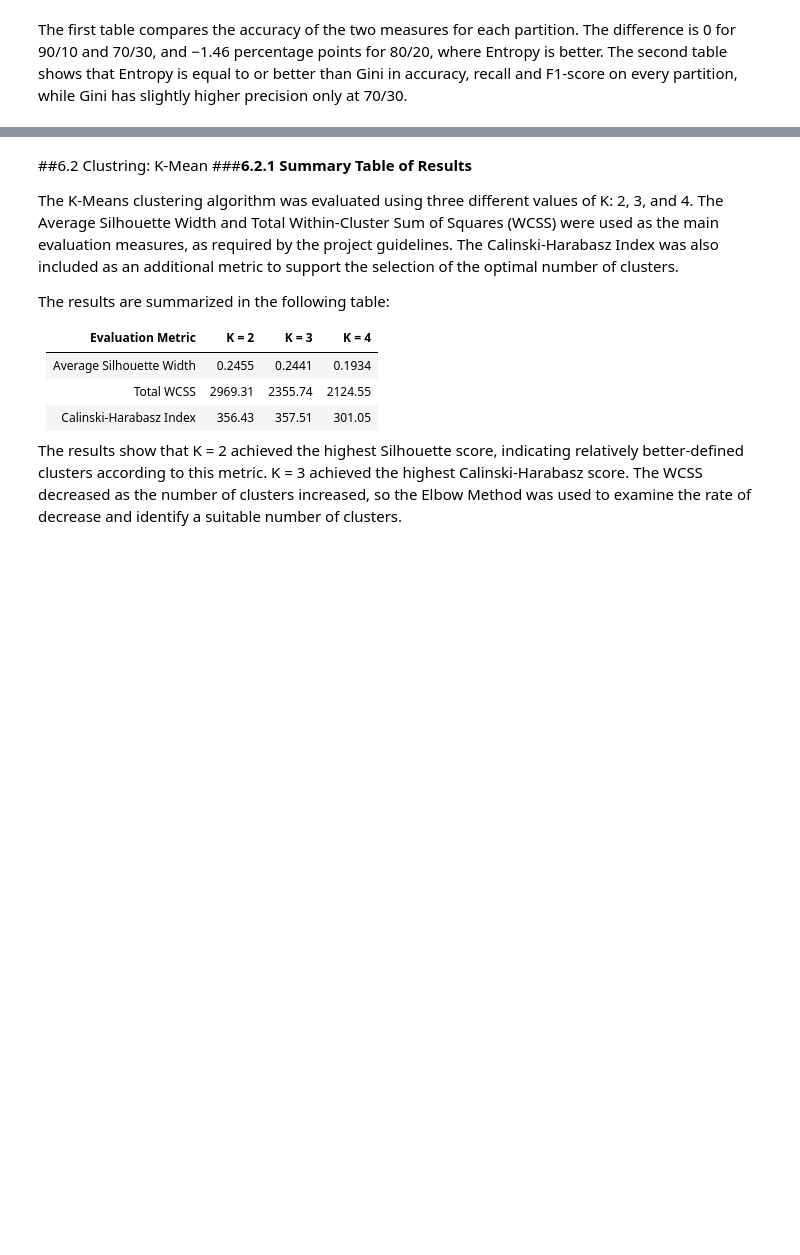
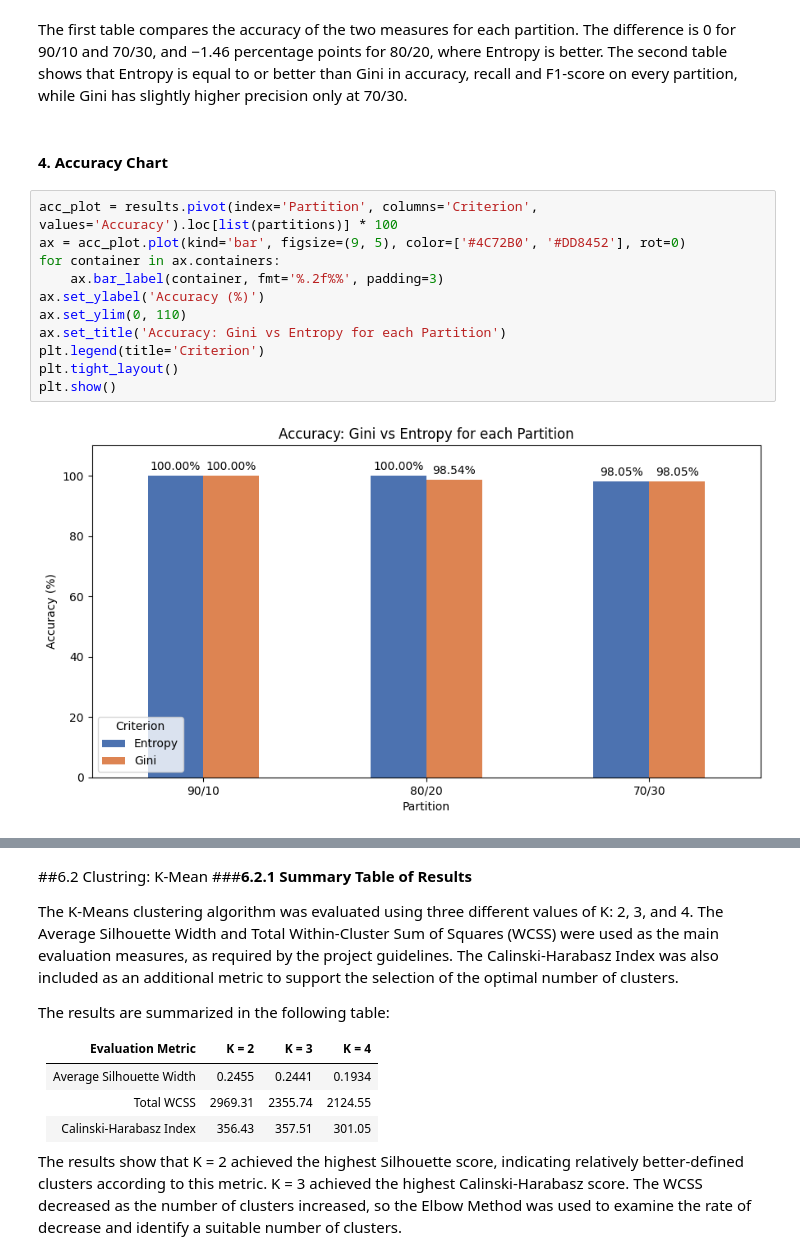
Before and after one commit to raneem-a1/IT326-Heart-Disease-project, a Jupyter notebook: final_report.ipynb, the cells around one changed output, grey strips where cells are left out. Saved outputs shown, nothing was run; the diff lists cells and outputs as text; blank space fills up the shorter version.

```diff
--- a/final_report.ipynb
+++ b/final_report.ipynb
@@ -472,3 +472,18 @@ acc_table['Difference (Gini - Entropy)'] = acc_table['Gini'] - acc_table['Entrop
 |  | Entropy | 98.05 | 98.1 | 98.10 | 98.10 |
 # %% [markdown]
 The first table compares the accuracy of the two measures for each partition. The difference is 0 for 90/10 and 70/30, and −1.46 percentage points for 80/20, where Entropy is better. The second table shows that Entropy is equal to or better than Gini in accuracy, recall and F1-score on every partition, while Gini has slightly higher precision only at 70/30.
+# %% [markdown]
+#### 4. Accuracy Chart
+# %%
+acc_plot = results.pivot(index='Partition', columns='Criterion', values='Accuracy').loc[list(partitions)] * 100
+ax = acc_plot.plot(kind='bar', figsize=(9, 5), color=['#4C72B0', '#DD8452'], rot=0)
+for container in ax.containers:
+    ax.bar_label(container, fmt='%.2f%%', padding=3)
+ax.set_ylabel('Accuracy (%)')
+ax.set_ylim(0, 110)
+ax.set_title('Accuracy: Gini vs Entropy for each Partition')
+plt.legend(title='Criterion')
+plt.tight_layout()
+plt.show()
+# %% [output]
+[figure, added]
```
Also changed, not shown: parts of 10 cells of this notebook.
